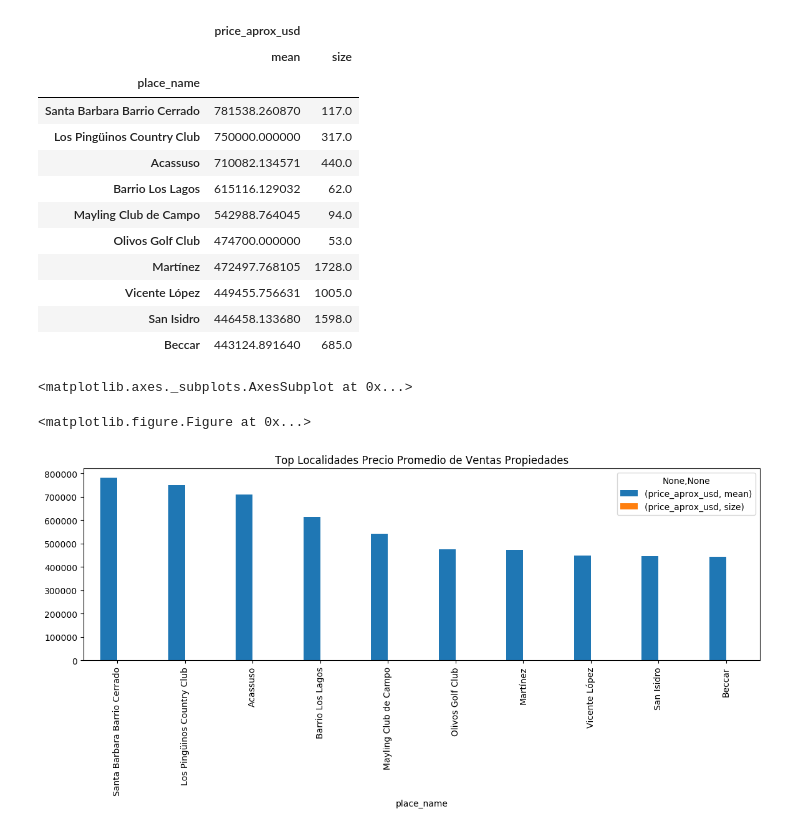
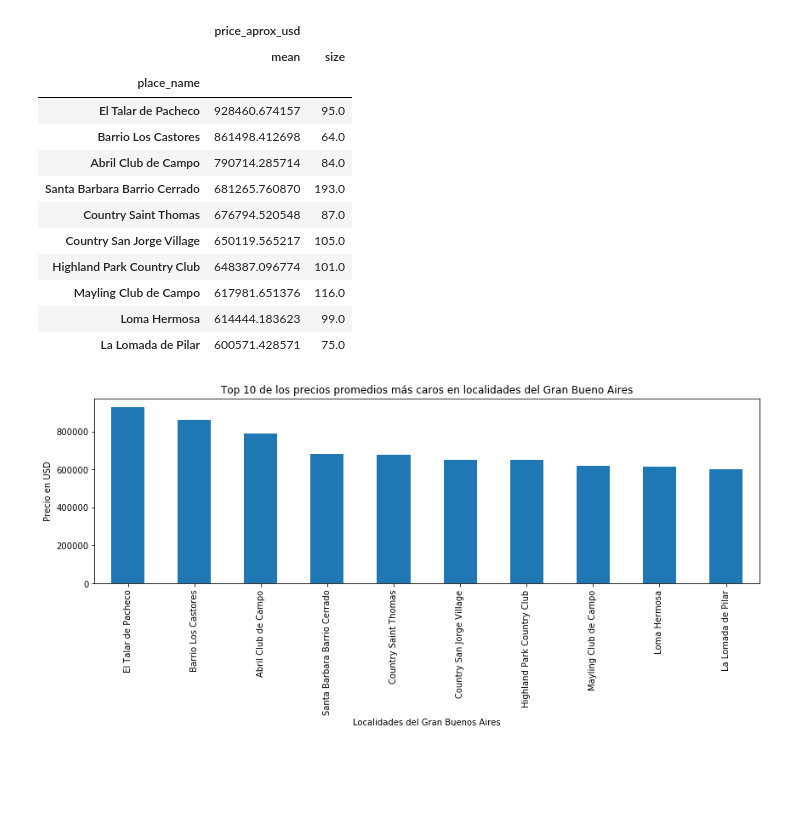
Before and after one commit to PRPablo/VentasDePropiedades, a Jupyter notebook: Analisis Exploratorio/Analisis Ventas CABA-GBA Todos los años.ipynb, the cells around one changed output. Drawn from its saved outputs; the diff is of its cells as text; code cells hidden in the pictures; blank space fills up the shorter version.

```diff
--- a/Analisis Exploratorio/Analisis Ventas CABA-GBA Todos los años.ipynb
+++ b/Analisis Exploratorio/Analisis Ventas CABA-GBA Todos los años.ipynb
@@ -12,4 +15,5 @@ plt.rcParams['figure.figsize'] = (15, 5)
 # %%
+#Ante todo, empezamos a analizar la información brindada por los datasets y sus respectivas columnas.
 #analisis de los ultimos 4 años
 #2013
 sells_07_2013 = pd.read_csv('filterdata/sells_07_2013.csv')
@@ -25,7 +29,7 @@ sells_2013 = pd.concat(frames_2013)
 sells_01_2014 = pd.read_csv('filterdata/sells_01_2014.csv')
 sells_02_2014 = pd.read_csv('filterdata/sells_02_2014.csv')
 sells_03_2014 = pd.read_csv('filterdata/sells_03_2014.csv')
-sells_04_2014, = pd.read_csv('filterdata/sells_04_2014.csv')
+sells_04_2014 = pd.read_csv('filterdata/sells_04_2014.csv')
 sells_05_2014 = pd.read_csv('filterdata/sells_05_2014.csv')
 sells_06_2014 = pd.read_csv('filterdata/sells_06_2014.csv')
 sells_07_2014 = pd.read_csv('filterdata/sells_07_2014.csv')
@@ -83,4 +87,3 @@ sells_2017 = pd.concat(frames_2017)
 #Concateno los años
 frames = [sells_2013, sells_2014, sells_2015, sells_2016, sells_2017]
 sells = pd.concat(frames)
-sells.head()
@@ -105,0 +155,5 @@ sells_caba.count()
+# %%
+#Uso regex para buscar coincidencias por string entre diferentes zonas del Gran Buenos Aires y las agrupo.
+#Se hace un count para consistencias de datos.
+sells_gba = sells.loc[sells['state_name'].str.contains(r'(G.B.A|Zona Norte|Zona Sur|Zona Este|Zona Oeste)', na=False)]
+sells_gba.count()
@@ -273,4 +446,0 @@ sells_caba_compare.plot(kind='bar', stacked=True)
-# %%
-#uso regex para buscar coincidencias por string
-sells_gba = sells.loc[sells['state_name'].str.contains(r'(G.B.A|Zona Norte|Zona Sur|Zona Este|Zona Oeste)')]
-sells_gba.count()
@@ -387,23 +543,26 @@ sells_gba_sort_desc.head(10)
 |  | price_aprox_usd |  |
 |  | mean | size |
 | place_name |  |  |
-| Santa Barbara Barrio Cerrado | 781538.260870 | 117.0 |
-| Los Pingüinos Country Club | 750000.000000 | 317.0 |
-| Acassuso | 710082.134571 | 440.0 |
-| Barrio Los Lagos | 615116.129032 | 62.0 |
-| Mayling Club de Campo | 542988.764045 | 94.0 |
-| Olivos Golf Club | 474700.000000 | 53.0 |
-| Martínez | 472497.768105 | 1728.0 |
-| Vicente López | 449455.756631 | 1005.0 |
-| San Isidro | 446458.133680 | 1598.0 |
-| Beccar | 443124.891640 | 685.0 |
+| El Talar de Pacheco | 928460.674157 | 95.0 |
+| Barrio Los Castores | 861498.412698 | 64.0 |
+| Abril Club de Campo | 790714.285714 | 84.0 |
+| Santa Barbara Barrio Cerrado | 681265.760870 | 193.0 |
+| Country Saint Thomas | 676794.520548 | 87.0 |
+| Country San Jorge Village | 650119.565217 | 105.0 |
+| Highland Park Country Club | 648387.096774 | 101.0 |
+| Mayling Club de Campo | 617981.651376 | 116.0 |
+| Loma Hermosa | 614444.183623 | 99.0 |
+| La Lomada de Pilar | 600571.428571 | 75.0 |
 # %%
 #top 10 GBA promedio
+%matplotlib inline
+
 plt.figure()
 plt.ylabel = "1"
-sells_gba_sort_desc[0:10].plot(title = "Top Localidades Precio Promedio de Ventas Propiedades",kind='bar',figsize=(14,4))
+ax = sells_gba_sort_desc[('price_aprox_usd','mean')][0:10].plot(title = "Top 10 de los precios promedios más caros en localidades del Gran Bueno Aires",kind='bar',figsize=(14,4))
+ax.set_ylabel('Precio en USD')
+ax.set_xlabel('Localidades del Gran Buenos Aires')
+plt.show()
 # %% [output]
-<matplotlib.axes._subplots.AxesSubplot at 0x...>
-<matplotlib.figure.Figure at 0x...>
-[figure, old version]
+[figure, new version]
 # %%
```
Also changed, not shown: parts of 93 cells of this notebook, 5 other files.
